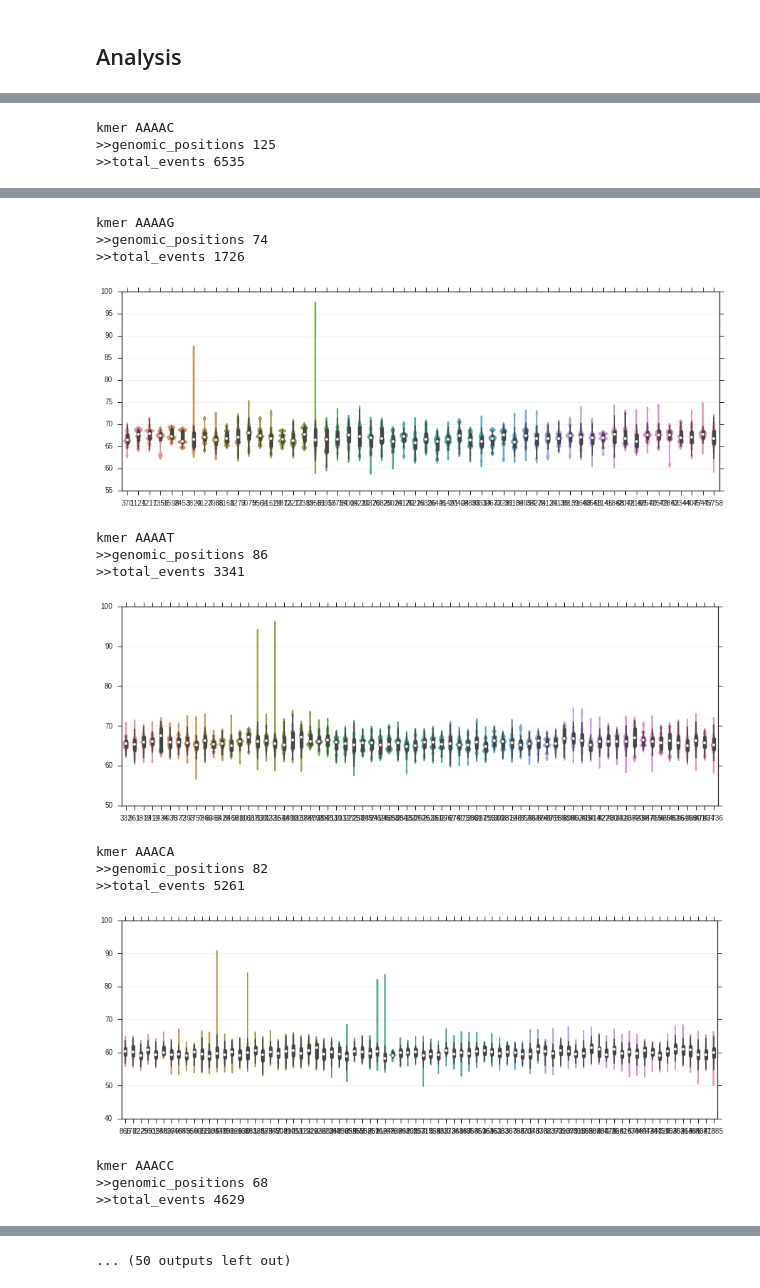
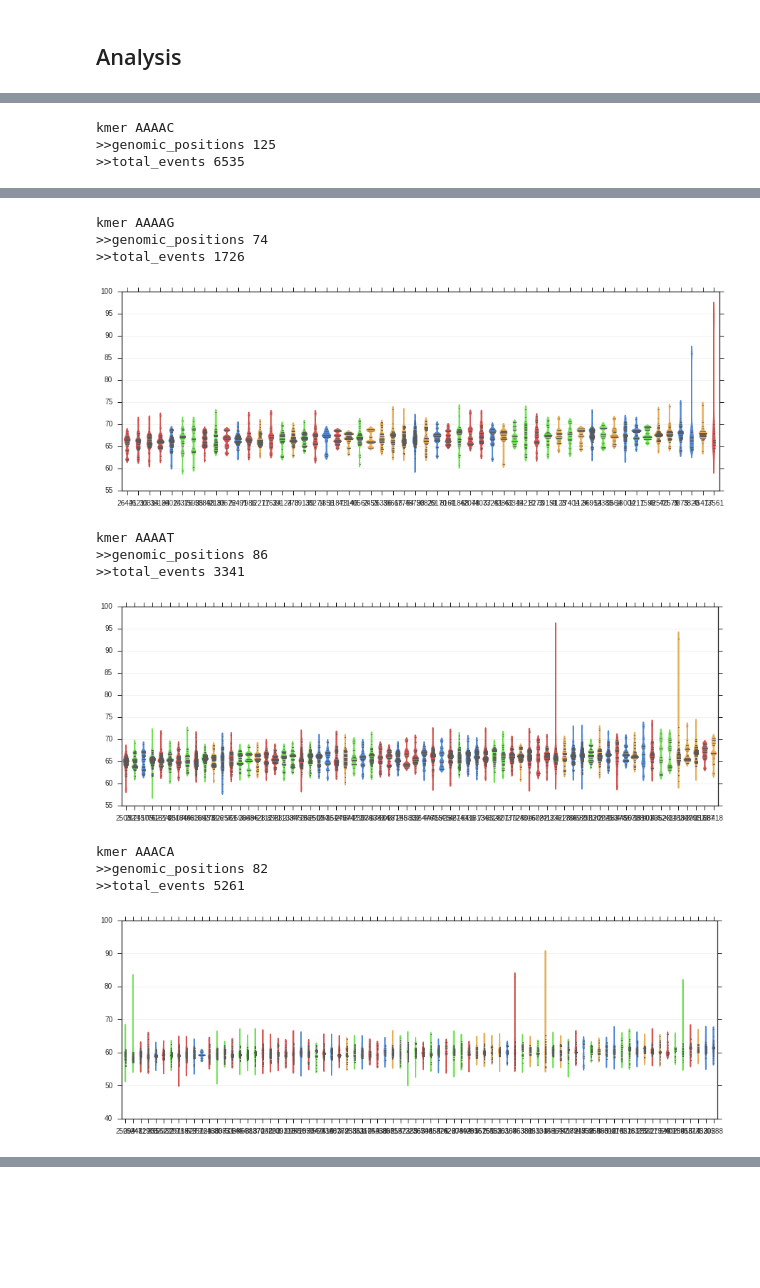
Before and after one commit to grst/nanopore-notebooks, a Jupyter notebook: 04_error_correction/context-features2-all5mers-positional_difference.ipynb, the cells around one changed output, grey strips where cells are left out. Cells and saved outputs as stored; diff of their text form; code cells hidden in the pictures; blank space fills up the shorter version.

```diff
--- a/04_error_correction/context-features2-all5mers-positional_difference.ipynb
+++ b/04_error_correction/context-features2-all5mers-positional_difference.ipynb
@@ -129,7 +121,0 @@ def make_heatmap(genomic_pos, sort_heatmap, keys):
-# %%
-violins = []
-for kmer in ev_map.keys():
-    template_events = prepare_events(kmer)
-    genomic_pos = stratify_by_position(template_events)
-    means = [x["mean"] for pos, x in genomic_pos.items()]
-    violins.append((kmer, means))
@@ -156,11 +124,15 @@ for kmer in ev_map.keys():
     fig, ax = subplots(figsize=(15,5))
     template_events = prepare_events(kmer)
     genomic_pos = stratify_by_position(template_events)
-    means = [x["mean"] for pos, x in genomic_pos.items()]
-#     sns.violinplot(means, bw=.15)
     mlen = np.max([len(x["event_means"]) for x in genomic_pos.values()])
-    d = {pos: x["event_means"] + [np.nan for _ in range(len(x["event_means"]), mlen)] for pos, x in genomic_pos.items()}
-    sns.violinplot(data=pandas.DataFrame(d), bw=0.15, ax=ax)
+    d = [(pos,
+          x["event_means"] + [np.nan for _ in range(len(x["event_means"]), mlen)],
+          x["context_after"][0]) for pos, x in genomic_pos.items()]
+    d = sorted(d, key=lambda x: np.nanmean(x[1]))
+    data = pandas.DataFrame(OrderedDict((pos, means) for pos, means, _ in d))
+    colors = [NT_COLORS[nt] for _, _, nt in d]
+    sns.violinplot(data=data,
+                   bw=0.15, ax=ax, inner="stick", inner_kws={}, scale_hue=False, palette=sns.color_palette(colors))
     display(fig)
     plt.close()
 # %% [output]
@@ -175,15 +147,12 @@ kmer AAAAC
 kmer AAAAG
 >>genomic_positions 74
 >>total_events 1726
-[figure, old version]
+[figure, new version]
 kmer AAAAT
 >>genomic_positions 86
 >>total_events 3341
-[figure, old version]
+[figure, new version]
 kmer AAACA
 >>genomic_positions 82
 >>total_events 5261
-[figure, old version]
+[figure, new version]
-kmer AAACC
->>genomic_positions 68
->>total_events 4629
@@ -191 +158,0 @@ kmer AAACC
-... (50 outputs left out)
```
Also changed, not shown: parts of 4 cells of this notebook, 9 other files.
